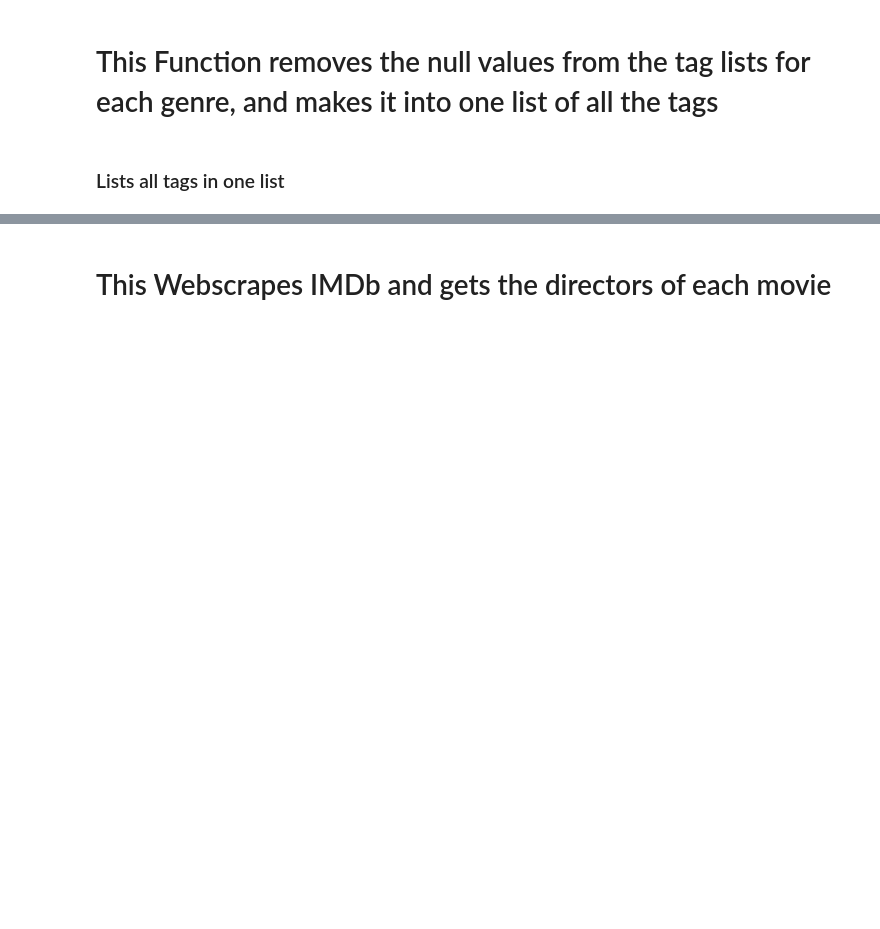
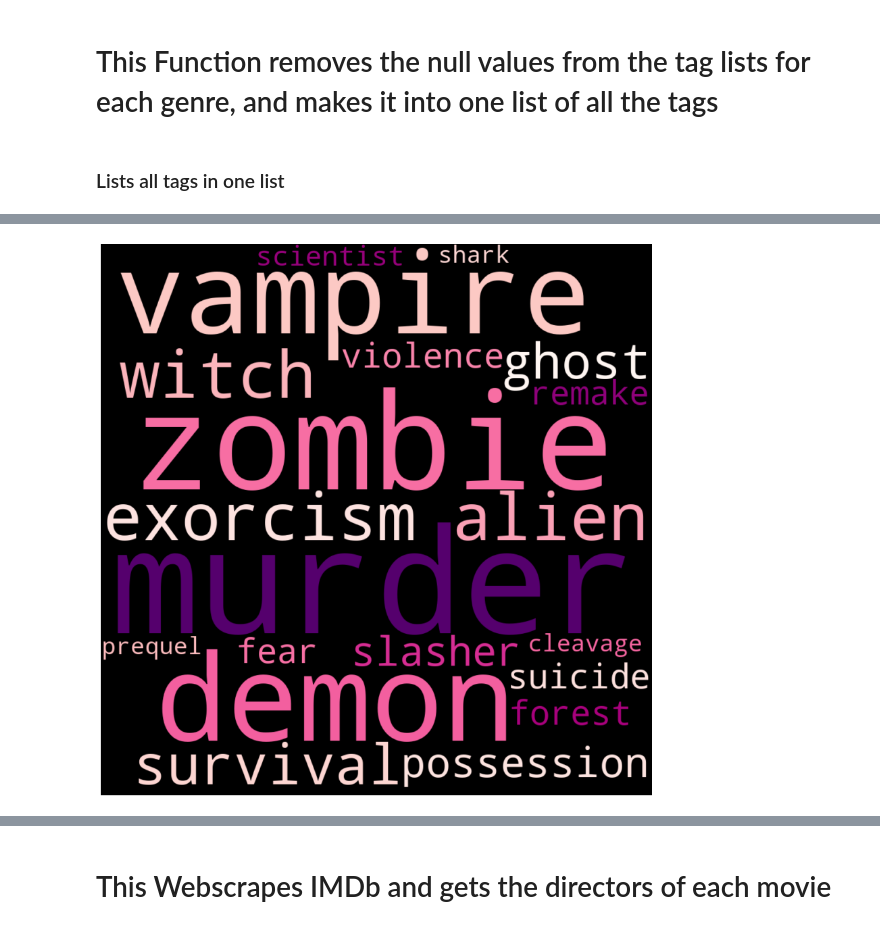
Before and after one commit to kjkahalley/optimal-film-analysis, a Jupyter notebook: master_notebook.ipynb, the cells around one changed output, grey strips where cells are left out. Cells and saved outputs as stored; diff of their text form; code cells hidden in the pictures; blank space fills up the shorter version.

```diff
--- a/master_notebook.ipynb
+++ b/master_notebook.ipynb
@@ -269,0 +271,12 @@ plt.show()
+# %%
+#create the wordcloud object
+plt.figure(figsize=(15,15))
+horror_wordcloud = WordCloud(width = 1000, height = 1000, max_words=20, background_color = 'black',
+                      collocations=True, colormap = 'RdPu_r', prefer_horizontal = 1).generate(horror_tt)
+
+#plot the wordcloud object
+plt.imshow(horror_wordcloud, interpolation='bilInear')
+plt.axis('off')
+plt.show()
+# %% [output]
+[figure, added]
```
Also changed, not shown: parts of 14 cells of this notebook.
